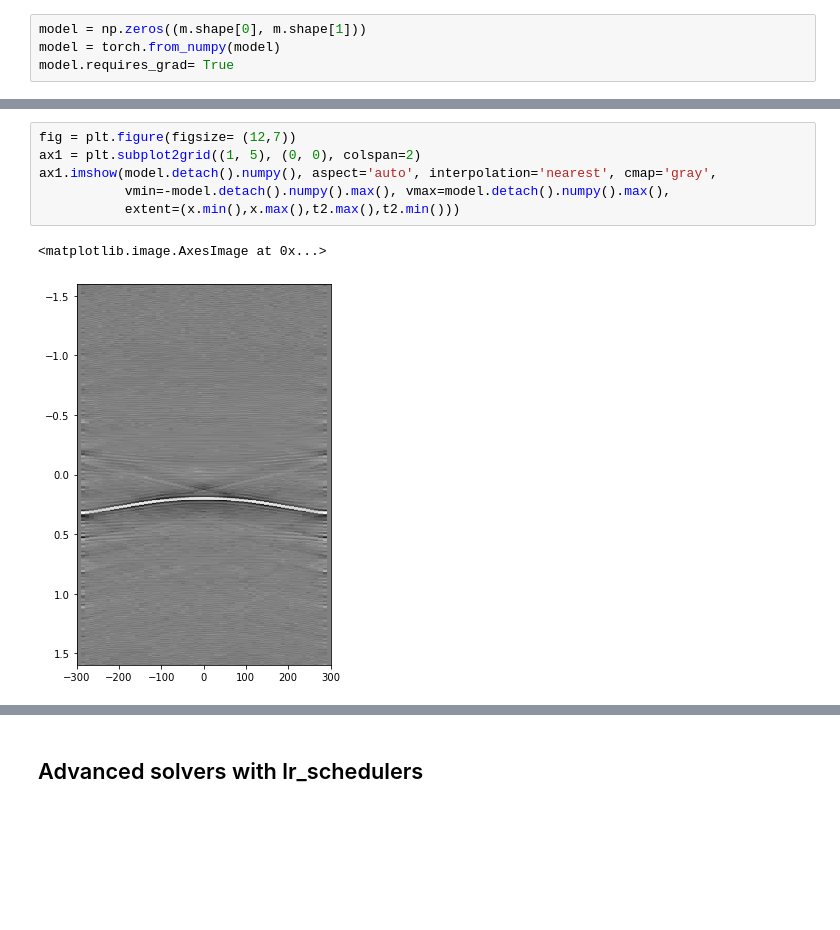
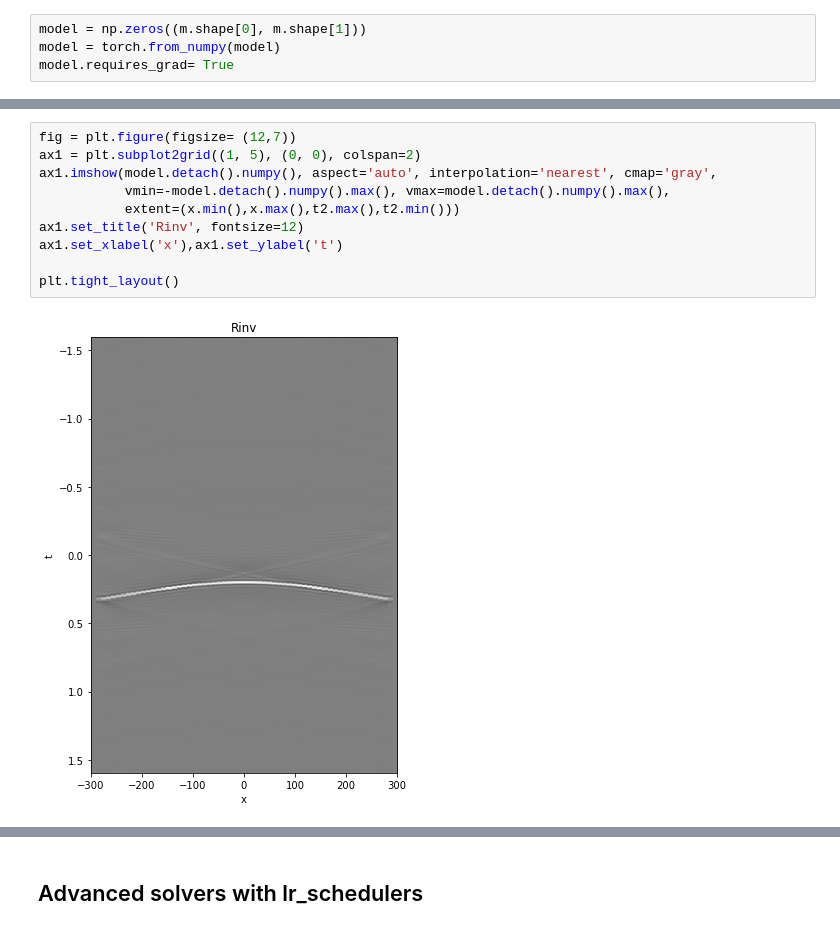
Before and after one commit to DIG-Kaust/MDD-StochasticSolvers, a Jupyter notebook: Minibatch_Advanced_solver.ipynb, the cells around one changed output, grey strips where cells are left out. Saved outputs shown, nothing was run; the diff lists cells and outputs as text; blank space fills up the shorter version.

```diff
--- a/Minibatch_Advanced_solver.ipynb
+++ b/Minibatch_Advanced_solver.ipynb
@@ -250,10 +256,13 @@ epoch: 100, loss : 0.0083, loss avg : 0.0081
 # %%
 fig = plt.figure(figsize= (12,7))
 ax1 = plt.subplot2grid((1, 5), (0, 0), colspan=2)
 ax1.imshow(model.detach().numpy(), aspect='auto', interpolation='nearest', cmap='gray',
            vmin=-model.detach().numpy().max(), vmax=model.detach().numpy().max(),
            extent=(x.min(),x.max(),t2.max(),t2.min()))
+ax1.set_title('Rinv', fontsize=12)
+ax1.set_xlabel('x'),ax1.set_ylabel('t')
+
+plt.tight_layout()
 # %% [output]
-<matplotlib.image.AxesImage at 0x...>
-[figure, old version]
+[figure, new version]
 # %%
```
Also changed, not shown: parts of 15 cells of this notebook.
